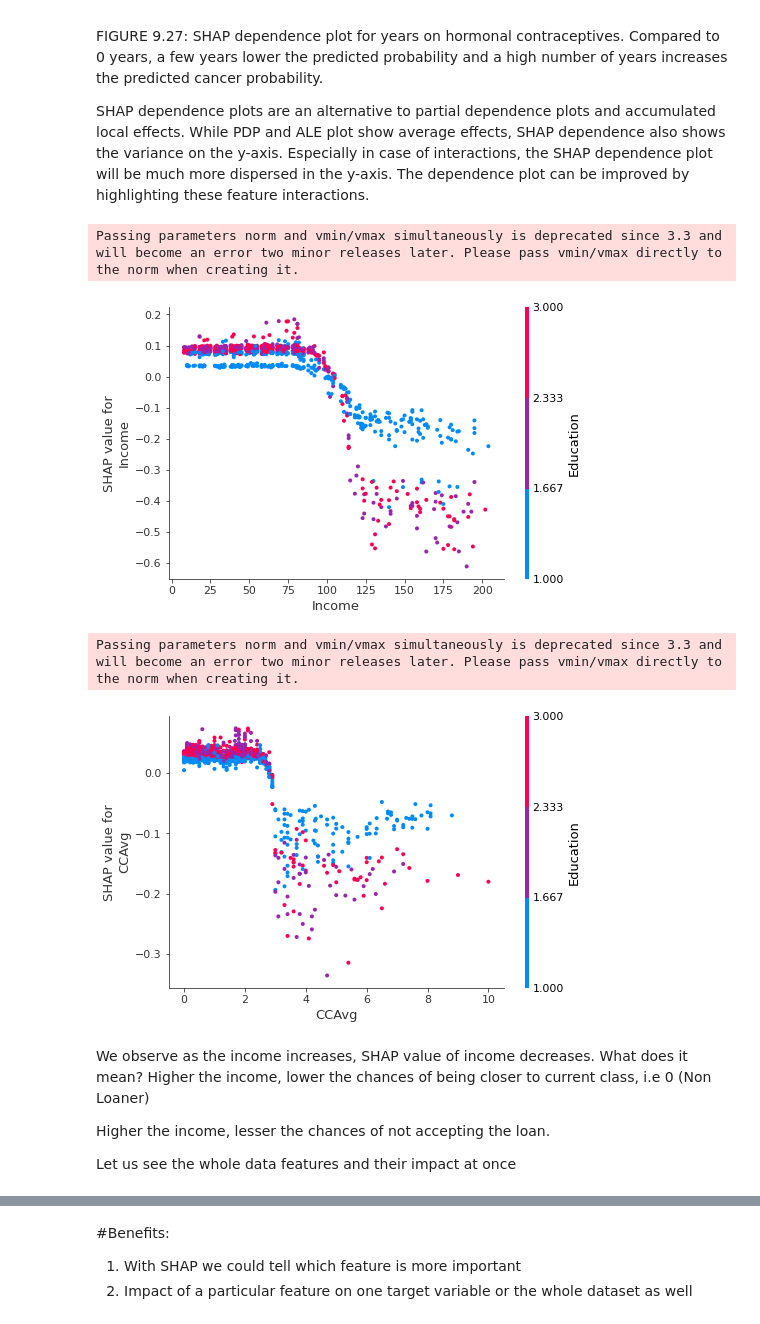
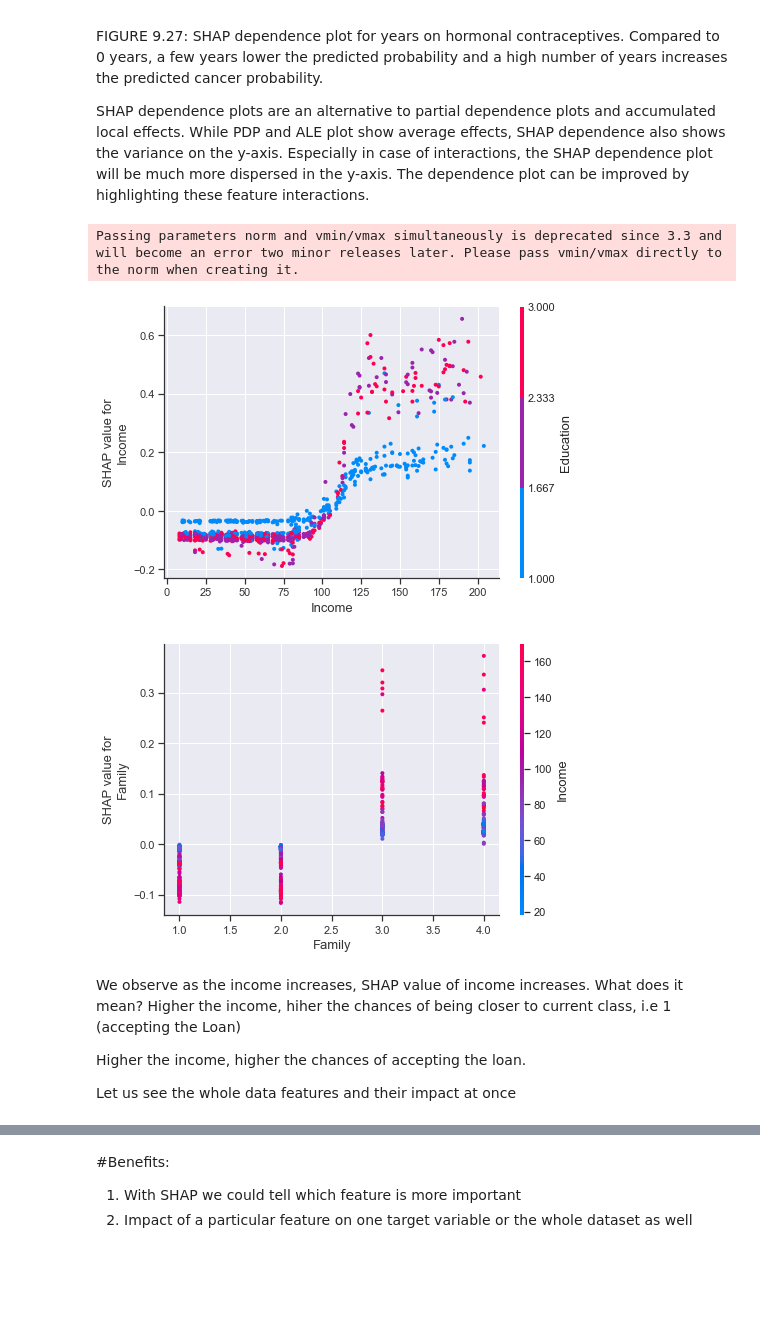
Before and after one commit to sonalijha1711/wids-explainable-ai, a Jupyter notebook: loan_shap.ipynb, the cells around one changed output, grey strips where cells are left out. Saved outputs shown, nothing was run; the diff lists cells and outputs as text; code cells hidden in the pictures; blank space fills up the shorter version.

```diff
--- a/loan_shap.ipynb
+++ b/loan_shap.ipynb
@@ -62,0 +26,7 @@ Let us check for null values
+# %%
+loan_data = pd.read_csv('Bank_Personal_Loan_Modelling.csv')
+#for more convinient - reposition "Personal Loan"  column since it is our target column for research
+temp = loan_data['Personal Loan']
+loan_data.drop('Personal Loan', axis = 1, inplace = True)
+loan_data['Personal Loan'] = temp
+loan_data.head()
@@ -101,0 +129,18 @@ loan_data.shape
+# %%
+import matplotlib.pyplot as plt
+import seaborn as sns
+sns.set(color_codes = True)
+cols = ['Experience', 'Mortgage']
+fig, [ax0, ax1, ax2] = plt.subplots(1,3, figsize = (14,4))
+
+ax0.hist(loan_data.Mortgage)
+ax0.set_xlabel('Mortgage distribution')
+ax0.axvline(loan_data.Mortgage.mean(), color = "black")
+
+ax1.hist(loan_data.Experience)
+ax1.set_xlabel('Experience distribution')
+ax1.axvline(0, color = "black");
+
+ax2.hist(loan_data.Income)
+ax2.set_xlabel('Income distribution')
+ax2.axvline(loan_data.Income.mean(), color = "black");
@@ -101,0 +157,10 @@ loan_data.shape
+# %%
+
+#check the ammount of negative values
+loan_data[loan_data['Experience'] < 0]['Experience'].value_counts()
+
+indexes = loan_data[loan_data['Experience'] < 0].index.tolist()
+for i in indexes:
+     loan_data.loc[i,'Experience'] = loan_data[(loan_data.Experience > 0)].Experience.mean()
+
+loan_data.Experience.describe()
@@ -180,9 +364,8 @@ Name: 106, dtype: float64
 # %%
 #Let us pass the whole dataset now, and see which attribute interacts the most
-
 #create an explainer for a tree-based model, i.e., random forest (rf)
-explainer = shap.TreeExplainer(rf_model)
-shap_values = explainer.shap_values(X_test)#passing the entire dataset
+explainer_gl = shap.TreeExplainer(rf_model)
+shap_values_gl = explainer_gl.shap_values(X_test)#passing the entire dataset
 # %% [markdown]
 ## Sumary Plot — Global Interpretability
 
@@ -241,18 +431,17 @@ FIGURE 9.27: SHAP dependence plot for years on hormonal contraceptives. Compared
 SHAP dependence plots are an alternative to partial dependence plots and accumulated local effects. While PDP and ALE plot show average effects, SHAP dependence also shows the variance on the y-axis. Especially in case of interactions, the SHAP dependence plot will be much more dispersed in the y-axis. The dependence plot can be improved by highlighting these feature interactions.
 # %%
 
-shap.dependence_plot("Income", shap_values[0], X_test)
-shap.dependence_plot("CCAvg", shap_values[0], X_test)
+shap.dependence_plot("Income", shap_values_gl[1], X_test)
+shap.dependence_plot("Family", shap_values_gl[1], X_test)
 # %% [output]
 Passing parameters norm and vmin/vmax simultaneously is deprecated since 3.3 and will become an error two minor releases later. Please pass vmin/vmax directly to the norm when creating it.
-[figure, old version]
+[figure, new version]
-Passing parameters norm and vmin/vmax simultaneously is deprecated since 3.3 and will become an error two minor releases later. Please pass vmin/vmax directly to the norm when creating it.
-[figure, old version]
+[figure, new version]
 # %% [markdown]
-We observe as the income increases, SHAP value of income decreases.
+We observe as the income increases, SHAP value of income increases.
 What does it mean?
-Higher the income, lower the chances of being closer to current class, i.e 0 (Non Loaner)
+Higher the income, hiher the chances of being closer to current class, i.e 1 (accepting the Loan)
 
-Higher the income, lesser the chances of not accepting the loan.
+Higher the income, higher the chances of  accepting the loan.
 
 Let us see the whole data features and their impact at once
```
Also changed, not shown: parts of 68 cells of this notebook, 2 other files.
